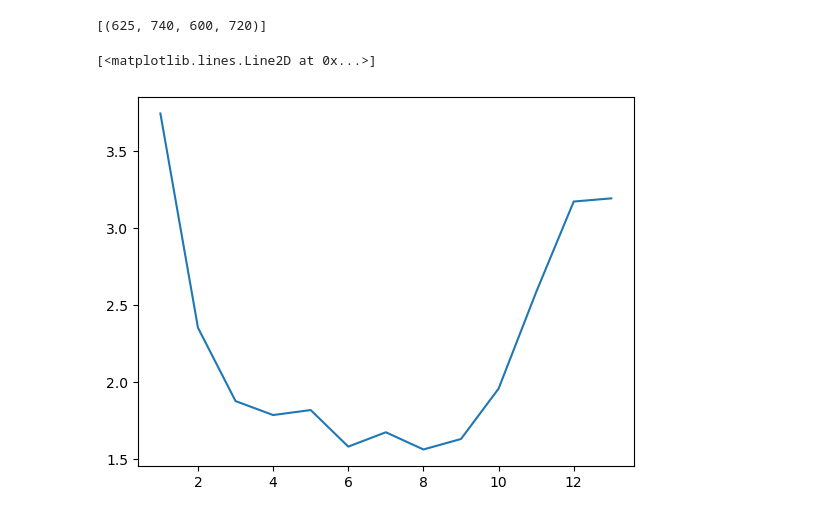
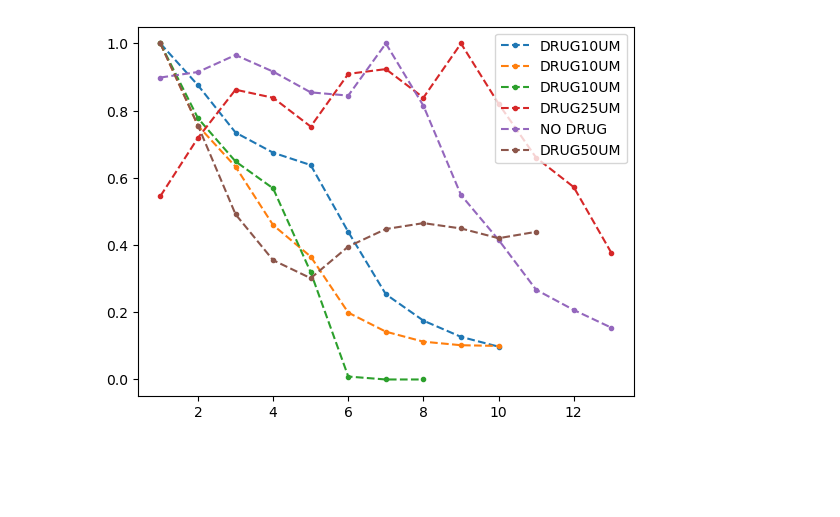
Before and after one commit to Arcen3/AppChallenge2273-2024, a Jupyter notebook: Project/DataManagement.ipynb, the cells around one changed output. Drawn from its saved outputs; the diff is of its cells as text; code cells hidden in the pictures; blank space fills up the shorter version.

Commit message:
More data extraction testing

```diff
--- a/Project/DataManagement.ipynb
+++ b/Project/DataManagement.ipynb
@@ -122,7 +122,7 @@ def extract_fluorescenceData(folder_path, img_order, resolutions):
     if os.path.isdir(subdir_path): #checking if subdirectory path exist
         for img in img_order:
             img_path = os.path.join(subdir_path, img)
-            if img.lower().endswith('.jpg'): #filter for only .jpg files inside subdir_path
+            if os.path.exists(img_path): #filter for only .jpg files inside subdir_path
                 a=plt.imread(img_path) #need save plt.imread to a variable, if not cannot plot downstream
                 img_gray = rgb2gray(a) #converting the img into grayscale
                 y1, y2, x1, x2 = resolutions
@@ -138,7 +138,6 @@ def histogrammer(video1, n): #video1 is an array of the max fluorescence values,
     x = range(1, len(video1)+1) #plotting frame 1 to n+1
 
     #plotting segment
-    plt.figure(figsize = (13, 6)) #setting the figure size, has to be before plt.plot
     plt.plot(x, video1_normalise, linestyle = 'dashed', marker = 'o') #marker is the data point, marked as circle.
 
     #Labels & aesthetics
@@ -148,8 +147,7 @@ def histogrammer(video1, n): #video1 is an array of the max fluorescence values,
     plt.grid(alpha = .25)
     plt.title(name[1], fontsize = 10) #name[1] as my first index will be my path, second index is filename
     plt.tight_layout()
-    # plt.savefig(f'Graph for {name[1]}.jpg', dpi = 300) #added saving of plots!
-    plt.show() #visualisation purposes only, for the output
+    # plt.savefig(f'Graph for {name[1]}.jpg', dpi = 300) #added saving of plots! #visualisation purposes only, for the output
 
 for key in testing.keys():
     for i in range(len(testing[key])):
@@ -223,36 +244,72 @@ plt.show()
 # %%
 def modified_fluorescenceDataExtract(folder_path, img_order, resolutions):
     total_fluorescence, areas = [], []
     subdir_path = os.path.join(cwd,'Videos', folder_path) #create path to directory in the iteration
 
     if os.path.isdir(subdir_path): #checking if subdirectory path exist
         for img in img_order:
             img_path = os.path.join(subdir_path, img)
-            if img.lower().endswith('.jpg'): #filter for only .jpg files inside subdir_path
+            if os.path.exists(img_path):
+            # if img.lower().endswith('.jpg'): #filter for only .jpg files inside subdir_path
                 a=plt.imread(img_path) #need save plt.imread to a variable, if not cannot plot downstream
                 img_gray = rgb2gray(a) #converting the img into grayscale
                 y1, y2, x1, x2 = resolutions
                 cropped_img = img_gray[y1:y2, x1:x2]
 
-                threshold = threshold_minimum(cropped_img)
-                binarised_img = cropped_img < threshold
-                img_labelled = measure.label(binarised_img.astype('uint8'))
-                region_info = measure.regionprops(img_labelled)
+                try:
+                    threshold = threshold_minimum(cropped_img)
+                    binarised_img = cropped_img < threshold
+                    img_labelled = measure.label(binarised_img.astype('uint8'))
+                    region_info = measure.regionprops(img_labelled)
+                # plt.imshow(binarised_img, cmap = 'gray')
+                # plt.show()
 
-                total_fluorescence.append(cropped_img.sum()) #sum up signal inside individual frames and append into total_fluorascence
-                areas.append((y2-y1)*(x2-x1) - region_info[0].area)
+                    total_fluorescence.append(cropped_img.sum()) #sum up signal inside individual frames and append into total_fluorascence
+                    areas.append((y2-y1)*(x2-x1) - region_info[0].area)
+                except RuntimeError:
+                    print(f'Error with {img} image')
+                    pass
     else:
         print(f'Subdirectory {video_folders} not found')
     ratio = np.array(total_fluorescence)/np.array(areas)
     return total_fluorescence, ratio
 
+def modified_thresholdExtract(folder_path, img_order, resolutions):
+    total_fluorescence, areas = [], []
+    subdir_path = os.path.join(cwd,'Videos', folder_path) #create path to directory in the iteration
 
-key = list(video.keys())[0]
-print(testing[key])
-total_f, ratios = modified_fluorescenceDataExtract(key, vf_dict[key], testing[key][0])
-frame_numbers = np.arange(1,len(total_f)+1)
-plt.plot(frame_numbers, ratios)
+    if os.path.isdir(subdir_path): #checking if subdirectory path exist
+        for img in img_order:
+            img_path = os.path.join(subdir_path, img)
+            if os.path.exists(img_path):
+            # if img.lower().endswith('.jpg'): #filter for only .jpg files inside subdir_path
+                a=plt.imread(img_path) #need save plt.imread to a variable, if not cannot plot downstream
+                img_gray = rgb2gray(a) #converting the img into grayscale
+                y1, y2, x1, x2 = resolutions
+                cropped_img = img_gray[y1:y2, x1:x2]
+
+                val, freq = np.unique(cropped_img, return_counts = True)
+                # threshold = val[np.argmax(freq)]
+                threshold = 0.4
+                cropped_img[cropped_img < threshold] = 0
+
+                total_fluorescence.append(cropped_img.sum()) #sum up signal inside individual frames and append into total_fluorascence
+    else:
+        print(f'Subdirectory {video_folders} not found')
+    return total_fluorescence
+
+def get_label(filepath):
+    # x=list(testing.keys())[4]
+    label=[fragments for fragments in filepath.split('_') if 'drug' in fragments]
+    return label[0].upper()
+
+for i, key in enumerate(testing):
+    labels = get_label(key)
+    total_f = modified_thresholdExtract(key, vf_dict[key], testing[key][0])
+    total_f = total_f/max(total_f)
+    frame_numbers = np.arange(1,len(total_f)+1)
+    plt.plot(frame_numbers, total_f, '.', linestyle = 'dashed', label = labels)
+plt.legend(loc = 'upper right')
+plt.show()
 # %% [output]
-[(625, 740, 600, 720)]
-[<matplotlib.lines.Line2D at 0x...>]
-[figure, old version]
+[figure, new version]
```
Also changed, not shown: parts of 7 cells of this notebook, 2 other files.
